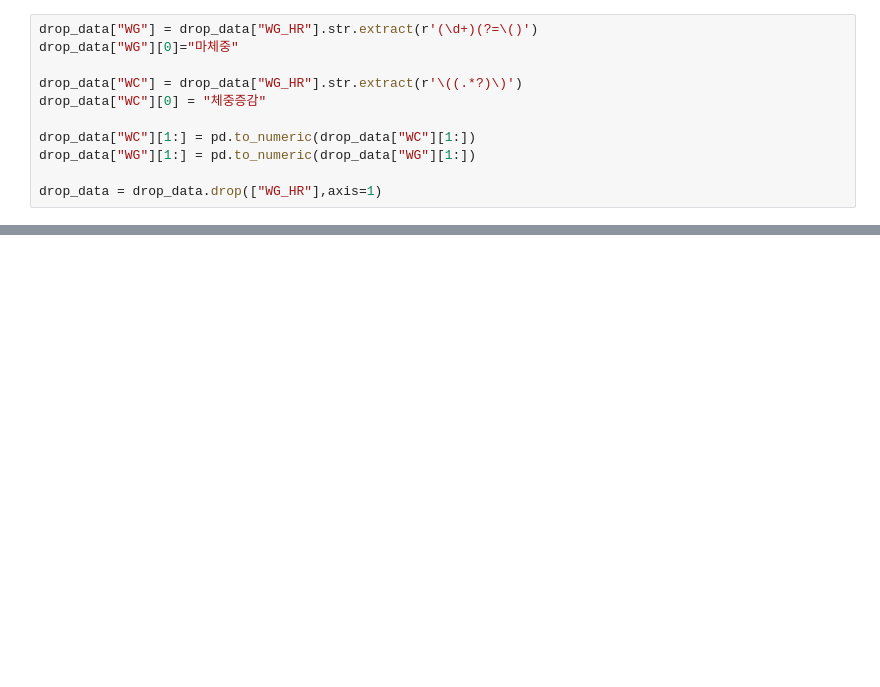
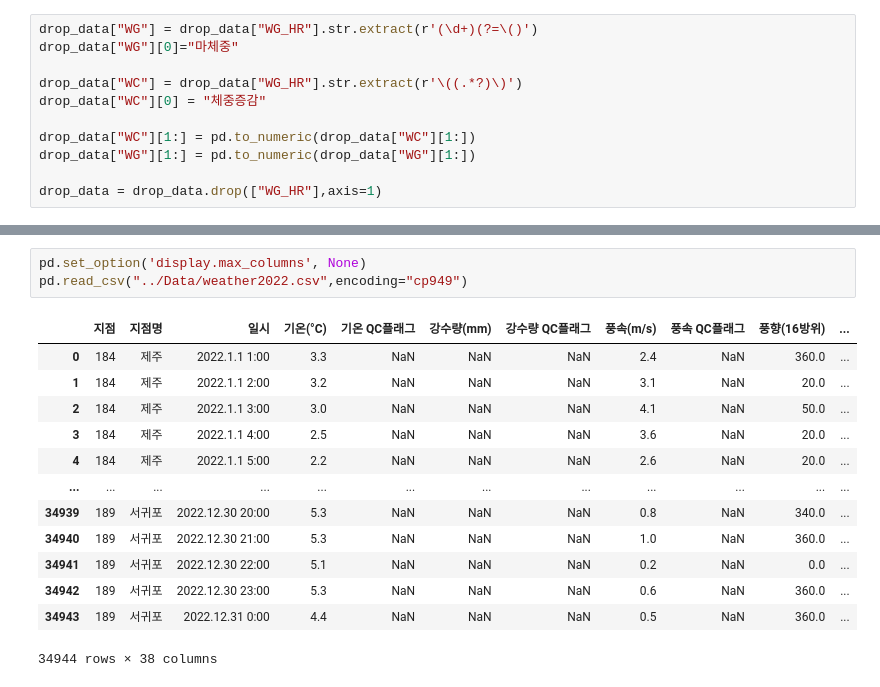
Before and after one commit to chomgid/HorceRacingPrediction2023, a Jupyter notebook: Changwook/EDA.ipynb, the cells around one changed output, grey strips where cells are left out. Saved outputs shown, nothing was run; the diff lists cells and outputs as text; blank space fills up the shorter version.

```diff
--- a/Changwook/EDA.ipynb
+++ b/Changwook/EDA.ipynb
@@ -105,0 +94,17 @@ drop_data
+# %%
+pd.set_option('display.max_columns', None)
+pd.read_csv("../Data/weather2022.csv",encoding="cp949")
+# %% [output]
+|  | 지점 | 지점명 | 일시 | 기온(°C) | 기온 QC플래그 | 강수량(mm) | 강수량 QC플래그 | 풍속(m/s) | 풍속 QC플래그 | 풍향(16방위) | ... |
+| 0 | 184 | 제주 | 2022.1.1 1:00 | 3.3 | NaN | NaN | NaN | 2.4 | NaN | 360.0 | ... |
+| 1 | 184 | 제주 | 2022.1.1 2:00 | 3.2 | NaN | NaN | NaN | 3.1 | NaN | 20.0 | ... |
+| 2 | 184 | 제주 | 2022.1.1 3:00 | 3.0 | NaN | NaN | NaN | 4.1 | NaN | 50.0 | ... |
+| 3 | 184 | 제주 | 2022.1.1 4:00 | 2.5 | NaN | NaN | NaN | 3.6 | NaN | 20.0 | ... |
+| 4 | 184 | 제주 | 2022.1.1 5:00 | 2.2 | NaN | NaN | NaN | 2.6 | NaN | 20.0 | ... |
+| ... | ... | ... | ... | ... | ... | ... | ... | ... | ... | ... | ... |
+| 34939 | 189 | 서귀포 | 2022.12.30 20:00 | 5.3 | NaN | NaN | NaN | 0.8 | NaN | 340.0 | ... |
+| 34940 | 189 | 서귀포 | 2022.12.30 21:00 | 5.3 | NaN | NaN | NaN | 1.0 | NaN | 360.0 | ... |
+| 34941 | 189 | 서귀포 | 2022.12.30 22:00 | 5.1 | NaN | NaN | NaN | 0.2 | NaN | 0.0 | ... |
+| 34942 | 189 | 서귀포 | 2022.12.30 23:00 | 5.3 | NaN | NaN | NaN | 0.6 | NaN | 360.0 | ... |
+| 34943 | 189 | 서귀포 | 2022.12.31 0:00 | 4.4 | NaN | NaN | NaN | 0.5 | NaN | 360.0 | ... |
+34944 rows × 38 columns
```
Also changed, not shown: parts of 1 cell of this notebook, 1 other file.
